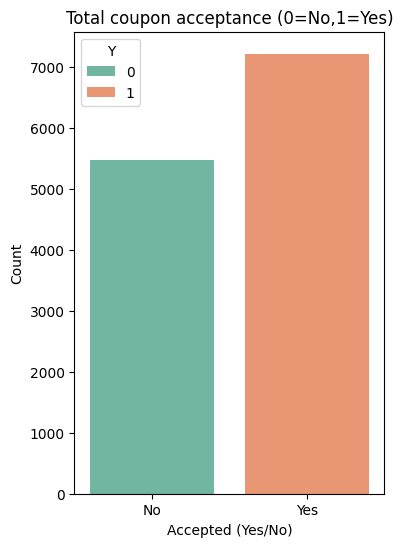
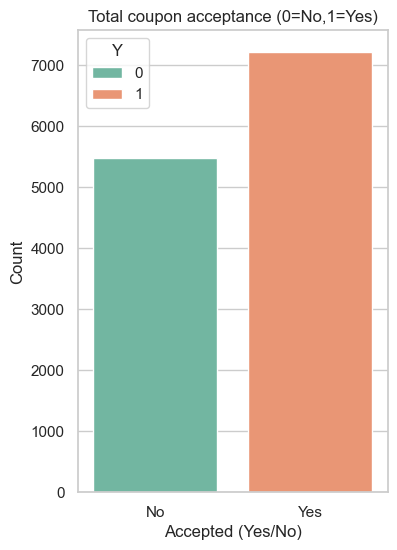
The change to this notebook cell's code, shown as a diff; its figure went from the first image to the second:
--- before
+++ after
@@ -11,3 +11,4 @@
 plt.ylabel("Count")
 plt.xticks([0,1],['No','Yes'])
+plt.savefig('images/Coupon_acceptance_rate.png')
 plt.show()

Commit: Version 1.0.1 added code to save the plots